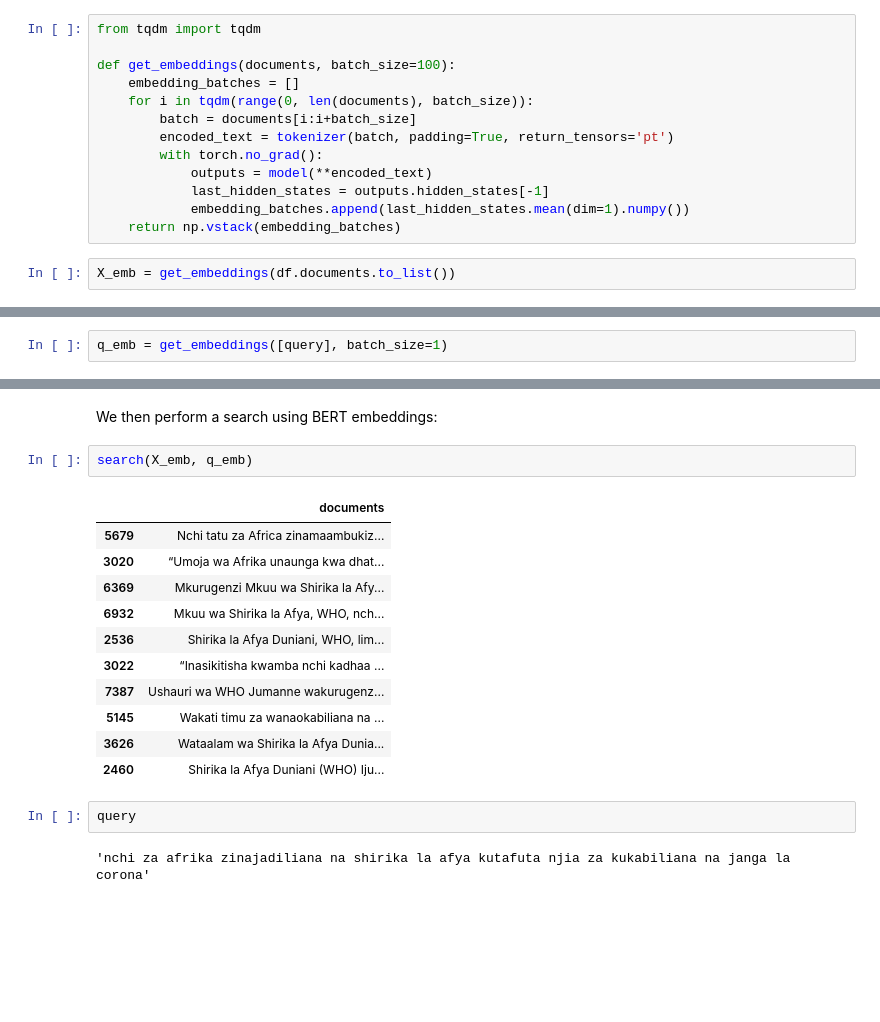
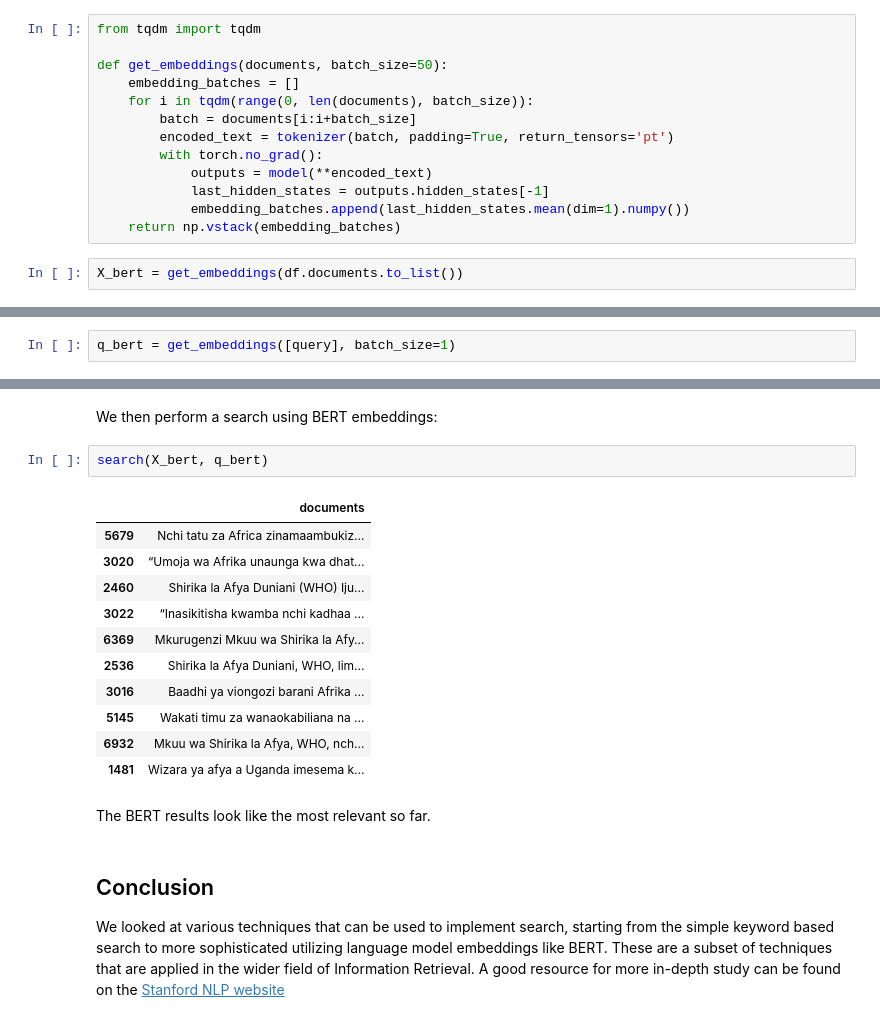
Before and after one commit to programmer-ke/coding-katas, a Jupyter notebook: ipynb/search_swahili.ipynb, the cells around one changed output, grey strips where cells are left out. Drawn from its saved outputs; the diff is of its cells as text; blank space fills up the shorter version.

```diff
--- a/ipynb/search_swahili.ipynb
+++ b/ipynb/search_swahili.ipynb
@@ -395,7 +436,7 @@ Since we have have a large dataset, we'll do inference in batches. We create a f
 # %%
 from tqdm import tqdm
 
-def get_embeddings(documents, batch_size=100):
+def get_embeddings(documents, batch_size=50):
     embedding_batches = []
     for i in tqdm(range(0, len(documents), batch_size)):
         batch = documents[i:i+batch_size]
@@ -406,9 +447,9 @@ def get_embeddings(documents, batch_size=100):
             embedding_batches.append(last_hidden_states.mean(dim=1).numpy())
     return np.vstack(embedding_batches)
 # %%
-X_emb = get_embeddings(df.documents.to_list())
+X_bert = get_embeddings(df.documents.to_list())
 # %% [markdown]
 We also convert the query into embeddings:
 # %%
-q_emb = get_embeddings([query], batch_size=1)
+q_bert = get_embeddings([query], batch_size=1)
 # %%
@@ -418,20 +459,24 @@ X_emb.shape, q_emb.shape
 # %% [markdown]
 We then perform a search using BERT embeddings:
 # %%
-search(X_emb, q_emb)
+search(X_bert, q_bert)
 # %% [output]
 |  | documents |
 | 5679 | Nchi tatu za Africa zinamaambukiz... |
 | 3020 | “Umoja wa Afrika unaunga kwa dhat... |
+| 2460 | Shirika la Afya Duniani (WHO) Iju... |
+| 3022 | “Inasikitisha kwamba nchi kadhaa ... |
 | 6369 | Mkurugenzi Mkuu wa Shirika la Afy... |
+| 2536 | Shirika la Afya Duniani, WHO, lim... |
+| 3016 | Baadhi ya viongozi barani Afrika ... |
+| 5145 | Wakati timu za wanaokabiliana na ... |
 | 6932 | Mkuu wa Shirika la Afya, WHO, nch... |
-| 2536 | Shirika la Afya Duniani, WHO, lim... |
-| 3022 | “Inasikitisha kwamba nchi kadhaa ... |
-| 7387 | Ushauri wa WHO Jumanne wakurugenz... |
-| 5145 | Wakati timu za wanaokabiliana na ... |
-| 3626 | Wataalam wa Shirika la Afya Dunia... |
-| 2460 | Shirika la Afya Duniani (WHO) Iju... |
+| 1481 | Wizara ya afya a Uganda imesema k... |
-# %%
-query
-# %% [output]
-'nchi za afrika zinajadiliana na shirika la afya kutafuta njia za kukabiliana na janga la corona'
+# %% [markdown]
+The BERT results look like the most relevant so far.
+# %% [markdown]
+## Conclusion
+
+We looked at various techniques that can be used to implement search, starting from the simple keyword based search to more sophisticated utilizing language model embeddings like BERT. These are a subset of techniques that are applied in the wider field of Information Retrieval. A good resource for more in-depth study can be found on the [Stanford NLP website][15]
+
+[15]: https://nlp.stanford.edu/IR-book/information-retrieval-book.html
```
Also changed, not shown: parts of 41 cells of this notebook.
